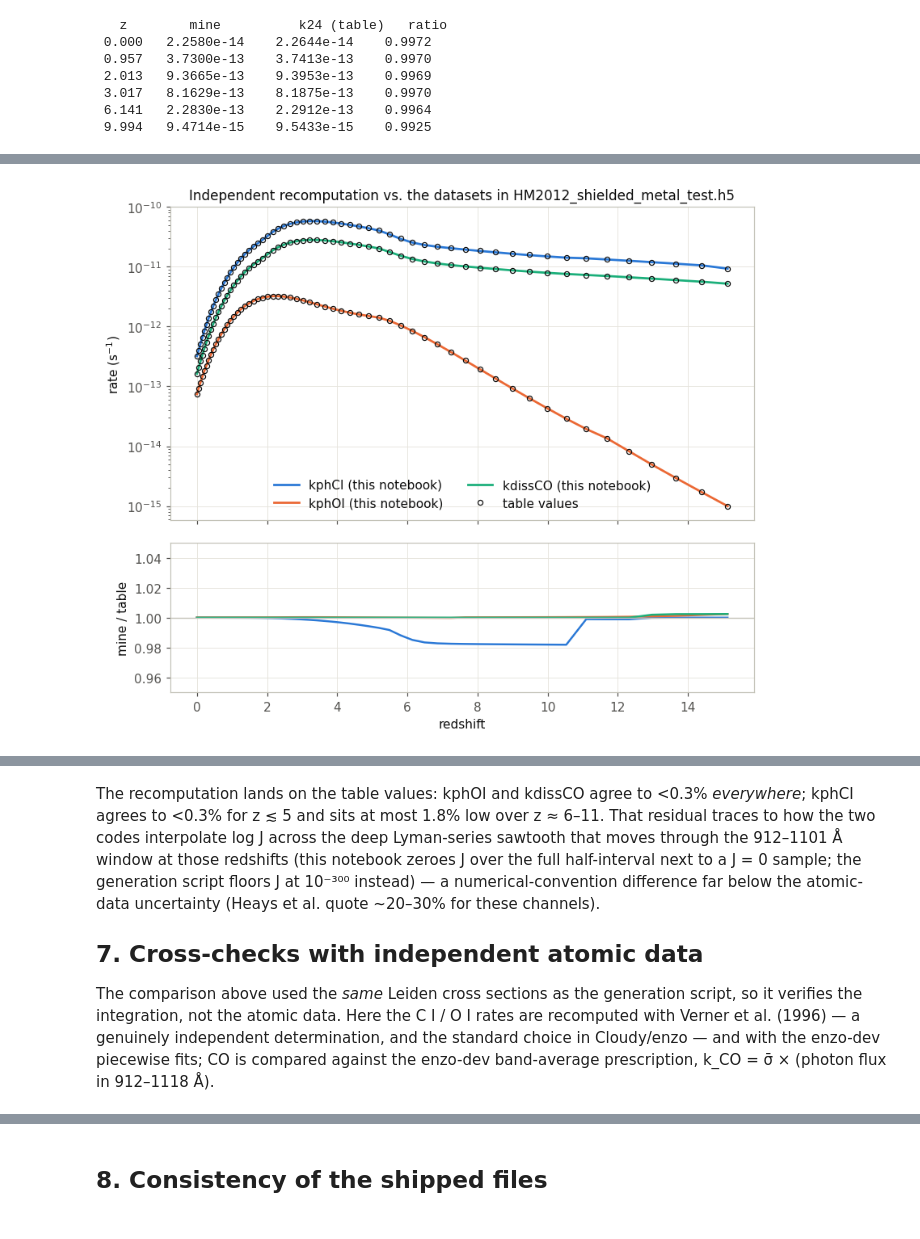
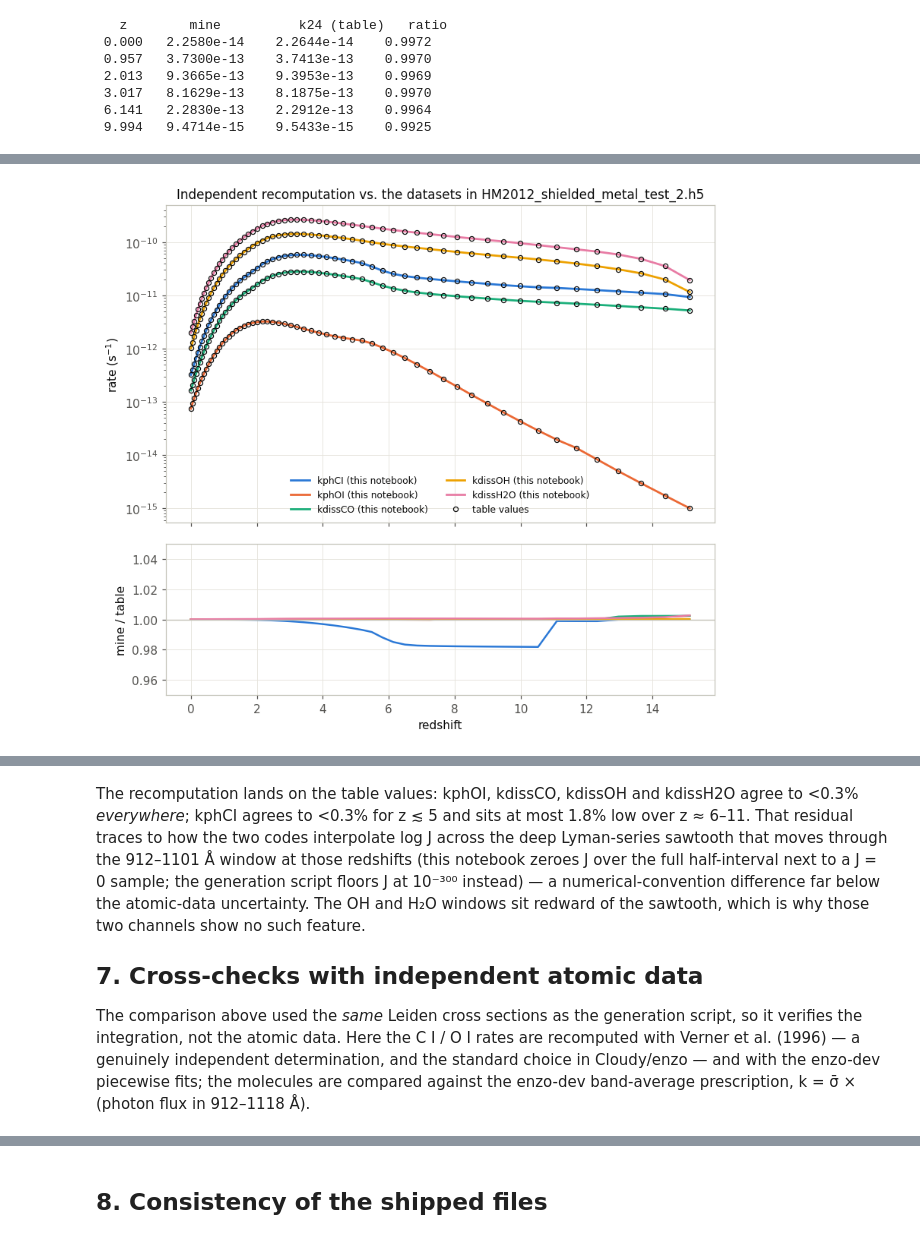
Before and after one commit to aqua-hl/gracklenewchem, a Jupyter notebook: scripts/verify_metal_UVB_rates.ipynb, the cells around one changed output, grey strips where cells are left out. Cells and saved outputs as stored; diff of their text form; code cells hidden in the pictures.

```diff
--- a/scripts/verify_metal_UVB_rates.ipynb
+++ b/scripts/verify_metal_UVB_rates.ipynb
@@ -333,6 +382,15 @@ def z_interp(z_to, z_from, y):
     """log-log interpolation in (1+z), skipping empty-spectrum redshifts."""
     pos = y > 0
     return np.exp(np.interp(np.log1p(z_to), np.log1p(z_from[pos]), np.log(y[pos])))
+
+# channel definitions used throughout: (sigma grid, sigma, threshold)
+CHANNELS = {"kphCI":    (lamC,   sigC,   E_TH["CI"]),
+            "kphOI":    (lamO,   sigO,   E_TH["OI"]),
+            "kdissCO":  (lamCO,  sigCO,  E_TH["CO"]),
+            "kdissOH":  (lamOH,  sigOH,  E_TH["OH"]),
+            "kdissH2O": (lamH2O, sigH2O, E_TH["H2O"])}
+COLORS = {"kphCI": C_CI, "kphOI": C_OI, "kdissCO": C_CO,
+          "kdissOH": C_OH, "kdissH2O": C_H2O}
 # %% [markdown]
 ## 5. Validating the machinery against external anchors
 
@@ -369,10 +435,10 @@ reproduced, including the line-forest integration for CO.
 section and compare with `/UVBRates/Chemistry/k24`, which Haardt & Madau computed from the
 same spectrum. This tests everything end to end.
 # %%
-with h5py.File(os.path.join(TABLES, "HM2012_shielded_metal_test.h5")) as f:
+with h5py.File(os.path.join(TABLES, "HM2012_shielded_metal_test_2.h5")) as f:
     z_tab = f["/UVBRates/z"][:]
     tab = {k: f["/UVBRates/Chemistry/" + k][:]
-           for k in ("k24", "kphCI", "kphOI", "kdissCO")}
+           for k in ("k24", "kphCI", "kphOI", "kdissCO", "kdissOH", "kdissH2O")}
 
 kHI = z_interp(z_tab, z_spec, rates_vs_z(*verner["HI"], 13.5984))
 print("   z        mine          k24 (table)   ratio")
@@ -395,16 +461,12 @@ sound (the 0.3% is the Verner-vs-HM12 σ_HI difference plus grid effects).
 # %%
-mine = {"kphCI":   rates_vs_z(lamC,  sigC,  E_TH["CI"]),
-        "kphOI":   rates_vs_z(lamO,  sigO,  E_TH["OI"]),
-        "kdissCO": rates_vs_z(lamCO, sigCO, E_TH["CO"])}
+mine = {name: rates_vs_z(*CHANNELS[name]) for name in CHANNELS}
 
-# numerical robustness: refine the grid 2x / change J interpolation at z=0 and z=3
-for name, (ls_, ss_, eth) in {"kphCI": (lamC, sigC, E_TH["CI"]),
-                              "kphOI": (lamO, sigO, E_TH["OI"]),
-                              "kdissCO": (lamCO, sigCO, E_TH["CO"])}.items():
+# numerical robustness: refine the grid 2x / change J interpolation at z=3
+for name, (ls_, ss_, eth) in CHANNELS.items():
     iz = np.argmin(abs(z_spec - 3.0))
     k1 = rate_uvb(lam_spec, J[:, iz], ls_, ss_, eth)
     k2 = rate_uvb(lam_spec, J[:, iz], ls_, ss_, eth, refine=2)
     k3 = rate_uvb(lam_spec, J[:, iz], ls_, ss_, eth, jinterp="lin")
-    print(f"{name:8s} z=3: base {k1:.4e}, grid x2 {abs(k2/k1-1)*100:5.2f}%, "
+    print(f"{name:9s} z=3: base {k1:.4e}, grid x2 {abs(k2/k1-1)*100:5.2f}%, "
           f"linear-J {abs(k3/k1-1)*100:5.2f}%")
 # %% [output]
@@ -414,24 +478,25 @@ kdissCO  z=3: base 2.7600e-11, grid x2  0.00%, linear-J  0.05%
 # %%
-fig, (ax, axr) = plt.subplots(2, 1, figsize=(7.6, 6.4), sharex=True,
+fig, (ax, axr) = plt.subplots(2, 1, figsize=(7.6, 6.8), sharex=True,
                               height_ratios=(2.1, 1.0))
 mine_tab = {}
-for name, col in (("kphCI", C_CI), ("kphOI", C_OI), ("kdissCO", C_CO)):
+for name in CHANNELS:
     mine_tab[name] = z_interp(z_tab, z_spec, mine[name])
-    ax.plot(z_tab, mine_tab[name], color=col, lw=1.8, label=name + " (this notebook)")
+    ax.plot(z_tab, mine_tab[name], color=COLORS[name], lw=1.8,
+            label=name + " (this notebook)")
     ax.plot(z_tab, tab[name], "o", mfc="none", mec="#0b0b0b", ms=4, mew=0.8,
             label=None)
-    axr.plot(z_tab, mine_tab[name] / tab[name], color=col, lw=1.6)
+    axr.plot(z_tab, mine_tab[name] / tab[name], color=COLORS[name], lw=1.6)
 ax.plot([], [], "o", mfc="none", mec="#0b0b0b", ms=4, mew=0.8, label="table values")
 ax.set(yscale="log", ylabel=r"rate (s$^{-1}$)",
-       title="Independent recomputation vs. the datasets in HM2012_shielded_metal_test.h5")
-ax.legend(loc="lower center", ncols=2)
+       title="Independent recomputation vs. the datasets in HM2012_shielded_metal_test_2.h5")
+ax.legend(loc="lower center", ncols=2, fontsize=8)
 axr.axhline(1.0, color="#c3c2b7", lw=0.9)
 axr.set(xlabel="redshift", ylabel="mine / table", ylim=(0.95, 1.05))
 plt.tight_layout(); plt.show()
 
-print("dataset    min ratio   median    max ratio   (mine / table, 59 redshifts)")
-for name in ("kphCI", "kphOI", "kdissCO"):
+print("dataset     min ratio   median    max ratio   (mine / table, 59 redshifts)")
+for name in CHANNELS:
     r = mine_tab[name] / tab[name]
-    print(f"{name:8s}   {r.min():.4f}     {np.median(r):.4f}    {r.max():.4f}")
+    print(f"{name:9s}   {r.min():.4f}     {np.median(r):.4f}    {r.max():.4f}")
 # %% [output]
-[figure, old version]
+[figure, new version]
@@ -442,19 +509,20 @@ kdissCO    1.0000     1.0000    1.0024
 # %% [markdown]
-The recomputation lands on the table values: kphOI and kdissCO agree to <0.3%
-*everywhere*; kphCI agrees to <0.3% for z ≲ 5 and sits at most 1.8% low over
+The recomputation lands on the table values: kphOI, kdissCO, kdissOH and kdissH2O agree to
+<0.3% *everywhere*; kphCI agrees to <0.3% for z ≲ 5 and sits at most 1.8% low over
 z ≈ 6–11. That residual traces to how the two codes interpolate log J across the deep
 Lyman-series sawtooth that moves through the 912–1101 Å window at those redshifts
 (this notebook zeroes J over the full half-interval next to a J = 0 sample; the
 generation script floors J at 10⁻³⁰⁰ instead) — a numerical-convention difference far below
-the atomic-data uncertainty (Heays et al. quote ~20–30% for these channels).
+the atomic-data uncertainty. The OH and H₂O windows sit redward of the sawtooth, which is
+why those two channels show no such feature.
 
 ## 7. Cross-checks with independent atomic data
 
 The comparison above used the *same* Leiden cross sections as the generation script, so it
 verifies the integration, not the atomic data. Here the C I / O I rates are recomputed with
 Verner et al. (1996) — a genuinely independent determination, and the standard choice in
-Cloudy/enzo — and with the enzo-dev piecewise fits; CO is compared against the enzo-dev
-band-average prescription, k_CO = σ̄ × (photon flux in 912–1118 Å).
+Cloudy/enzo — and with the enzo-dev piecewise fits; the molecules are compared against the
+enzo-dev band-average prescription, k = σ̄ × (photon flux in 912–1118 Å).
 # %%
 lamCIe, sigCIe = enzo_grid(sigma_enzo_CI)
 lamOIe, sigOIe = enzo_grid(sigma_enzo_OI)
```
Also changed, not shown: parts of 20 cells of this notebook, 14 other files.
